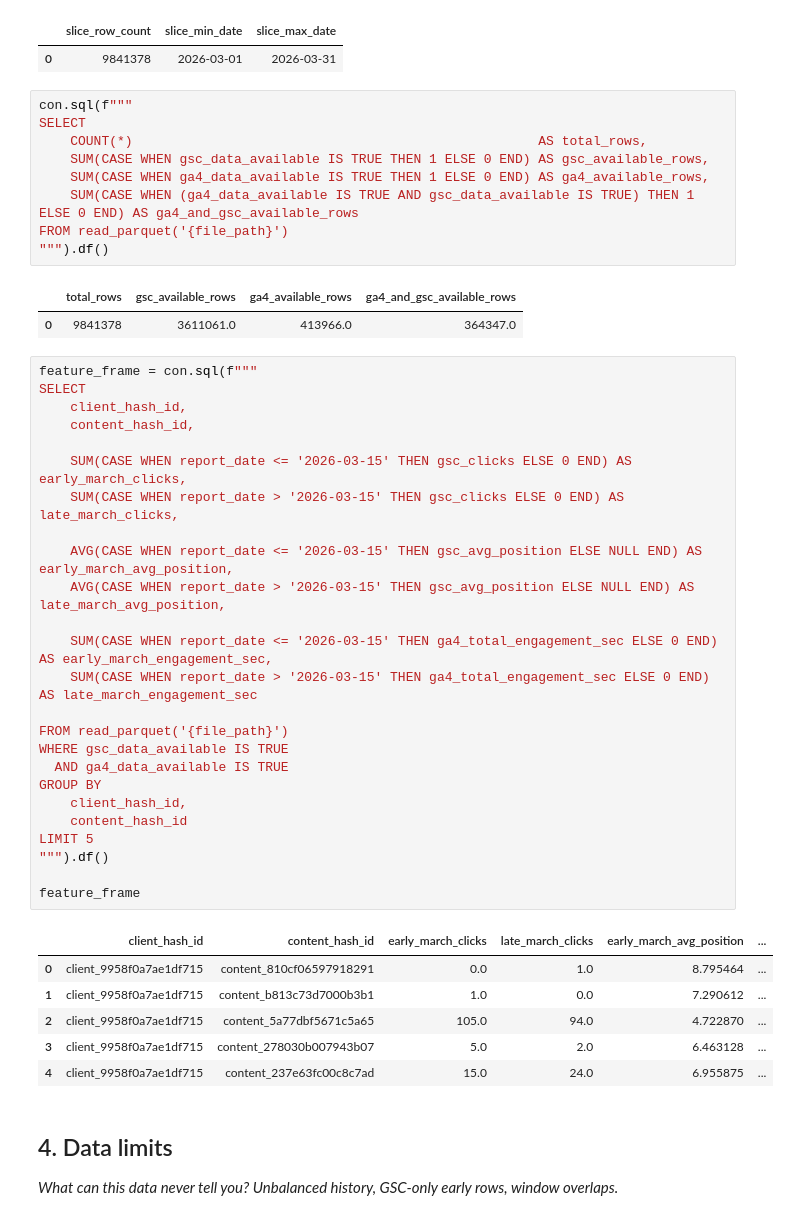
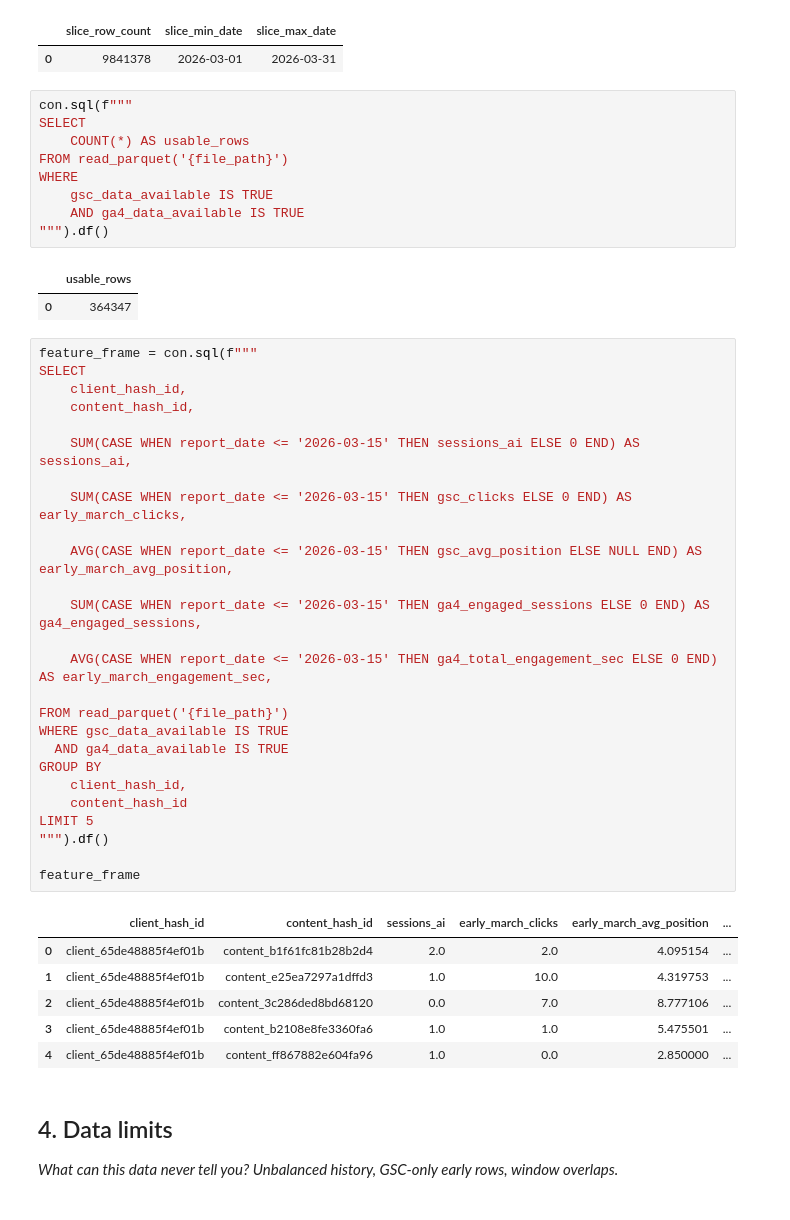
Before and after one commit to JasperOwen/flyrank-ml-internship, a Jupyter notebook: work/notebooks/w03_data_contract.ipynb, the cells around one changed output. Saved outputs shown, nothing was run; the diff lists cells and outputs as text.

```diff
--- a/work/notebooks/w03_data_contract.ipynb
+++ b/work/notebooks/w03_data_contract.ipynb
@@ -165,47 +168,48 @@ FROM read_parquet('{file_path}')
 # %%
 con.sql(f"""
 SELECT
-    COUNT(*)                                                    AS total_rows,
-    SUM(CASE WHEN gsc_data_available IS TRUE THEN 1 ELSE 0 END) AS gsc_available_rows,
-    SUM(CASE WHEN ga4_data_available IS TRUE THEN 1 ELSE 0 END) AS ga4_available_rows,
-    SUM(CASE WHEN (ga4_data_available IS TRUE AND gsc_data_available IS TRUE) THEN 1 ELSE 0 END) AS ga4_and_gsc_available_rows
+    COUNT(*) AS usable_rows
 FROM read_parquet('{file_path}')
+WHERE
+    gsc_data_available IS TRUE
+    AND ga4_data_available IS TRUE
 """).df()
 # %% [output]
-|  | total_rows | gsc_available_rows | ga4_available_rows | ga4_and_gsc_available_rows |
-| 0 | 9841378 | 3611061.0 | 413966.0 | 364347.0 |
+|  | usable_rows |
+| 0 | 364347 |
 # %%
 feature_frame = con.sql(f"""
 SELECT
     client_hash_id,
     content_hash_id,
 
+    SUM(CASE WHEN report_date <= '2026-03-15' THEN sessions_ai ELSE 0 END) AS sessions_ai,
+
     SUM(CASE WHEN report_date <= '2026-03-15' THEN gsc_clicks ELSE 0 END) AS early_march_clicks,
-    SUM(CASE WHEN report_date > '2026-03-15' THEN gsc_clicks ELSE 0 END) AS late_march_clicks,
 
     AVG(CASE WHEN report_date <= '2026-03-15' THEN gsc_avg_position ELSE NULL END) AS early_march_avg_position,
-    AVG(CASE WHEN report_date > '2026-03-15' THEN gsc_avg_position ELSE NULL END) AS late_march_avg_position,
 
-    SUM(CASE WHEN report_date <= '2026-03-15' THEN ga4_total_engagement_sec ELSE 0 END) AS early_march_engagement_sec,
-    SUM(CASE WHEN report_date > '2026-03-15' THEN ga4_total_engagement_sec ELSE 0 END) AS late_march_engagement_sec
+    SUM(CASE WHEN report_date <= '2026-03-15' THEN ga4_engaged_sessions ELSE 0 END) AS ga4_engaged_sessions,
+
+    AVG(CASE WHEN report_date <= '2026-03-15' THEN ga4_total_engagement_sec ELSE 0 END) AS early_march_engagement_sec,
 
 FROM read_parquet('{file_path}')
 WHERE gsc_data_available IS TRUE
   AND ga4_data_available IS TRUE
 GROUP BY
     client_hash_id,
     content_hash_id
 LIMIT 5
 """).df()
 
 feature_frame
 # %% [output]
-|  | client_hash_id | content_hash_id | early_march_clicks | late_march_clicks | early_march_avg_position | ... |
-| 0 | client_9958f0a7ae1df715 | content_810cf06597918291 | 0.0 | 1.0 | 8.795464 | ... |
-| 1 | client_9958f0a7ae1df715 | content_b813c73d7000b3b1 | 1.0 | 0.0 | 7.290612 | ... |
-| 2 | client_9958f0a7ae1df715 | content_5a77dbf5671c5a65 | 105.0 | 94.0 | 4.722870 | ... |
-| 3 | client_9958f0a7ae1df715 | content_278030b007943b07 | 5.0 | 2.0 | 6.463128 | ... |
-| 4 | client_9958f0a7ae1df715 | content_237e63fc00c8c7ad | 15.0 | 24.0 | 6.955875 | ... |
+|  | client_hash_id | content_hash_id | sessions_ai | early_march_clicks | early_march_avg_position | ... |
+| 0 | client_65de48885f4ef01b | content_b1f61fc81b28b2d4 | 2.0 | 2.0 | 4.095154 | ... |
+| 1 | client_65de48885f4ef01b | content_e25ea7297a1dffd3 | 1.0 | 10.0 | 4.319753 | ... |
+| 2 | client_65de48885f4ef01b | content_3c286ded8bd68120 | 0.0 | 7.0 | 8.777106 | ... |
+| 3 | client_65de48885f4ef01b | content_b2108e8fe3360fa6 | 1.0 | 1.0 | 5.475501 | ... |
+| 4 | client_65de48885f4ef01b | content_ff867882e604fa96 | 1.0 | 0.0 | 2.850000 | ... |
 # %% [markdown]
 ## 4. Data limits
 
```
Also changed, not shown: parts of 1 cell of this notebook.
